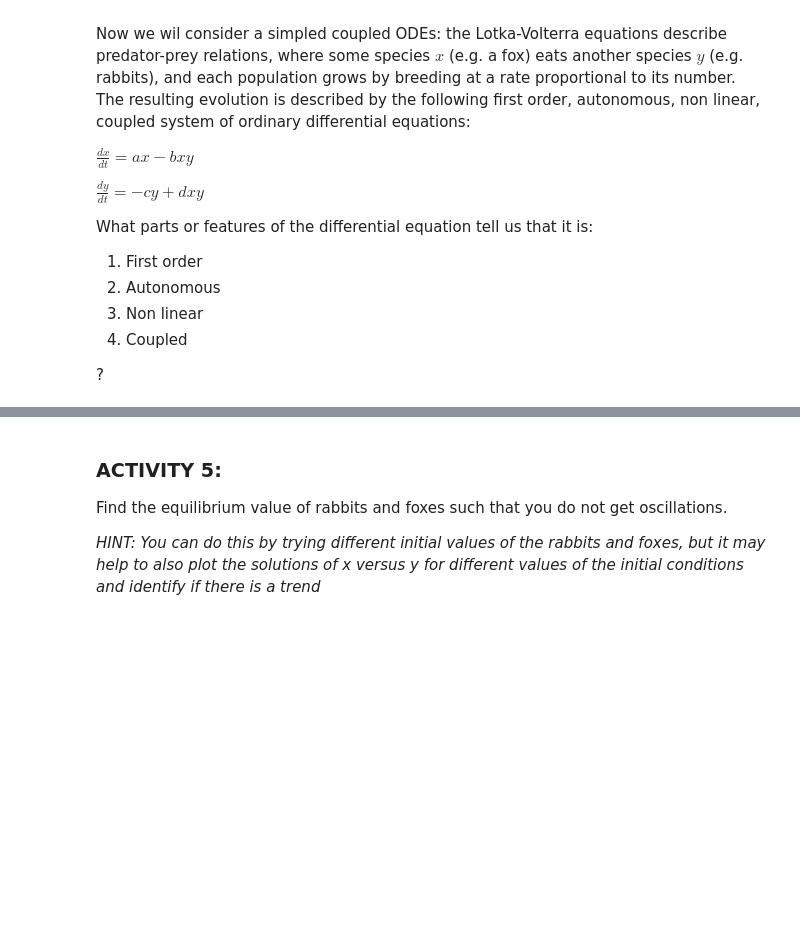
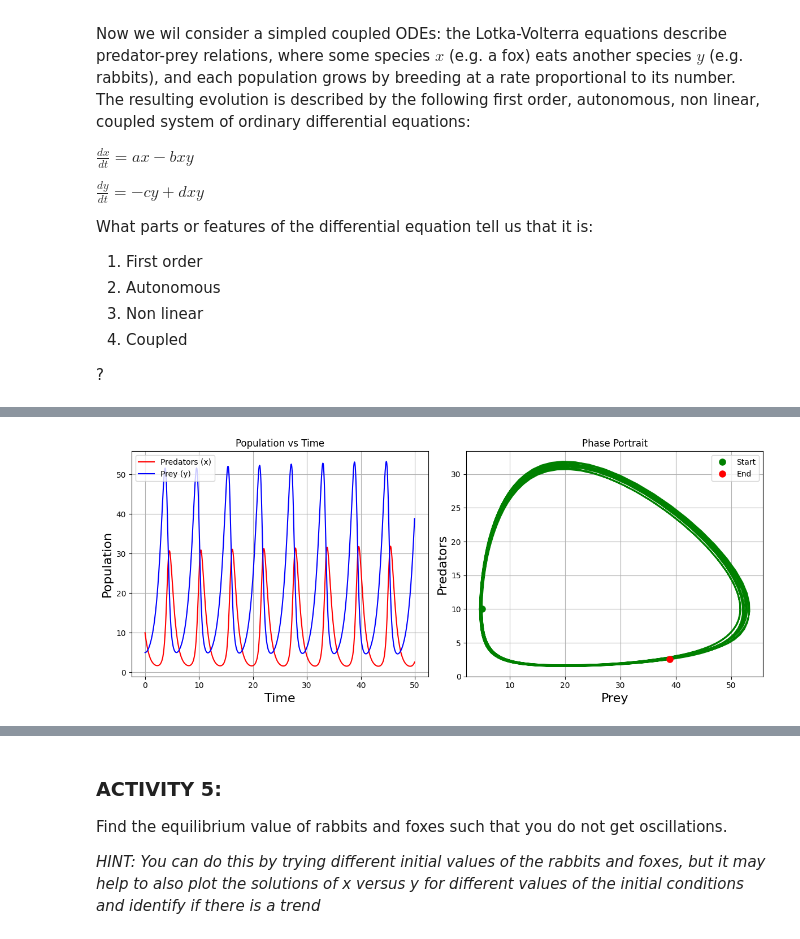
Before and after one commit to TAzadd/TopicsInSciComp, a Jupyter notebook: Notebooks/Week3_LabExercises_0.ipynb, the cells around one changed output, grey strips where cells are left out. Saved outputs shown, nothing was run; the diff lists cells and outputs as text; code cells hidden in the pictures; blank space fills up the shorter version.

```diff
--- a/Notebooks/Week3_LabExercises_0.ipynb
+++ b/Notebooks/Week3_LabExercises_0.ipynb
@@ -431,0 +489,31 @@ plt.legend(loc='best');
+# %%
+# runge kutta 4/5
+solution = solve_ivp(calculate_lotka_volterra_dydt, [0, max_time], y0, method='RK45', t_eval=t_solution, args=params)
+
+plt.figure(figsize=(12, 5))
+
+# Plot population vs time
+plt.subplot(1, 2, 1)
+plt.grid()
+plt.xlabel("Time", fontsize=16)
+plt.ylabel("Population", fontsize=16)
+plt.plot(solution.t, solution.y[0], 'r-', label="Predators (x)")
+plt.plot(solution.t, solution.y[1], 'b-', label="Prey (y)")
+plt.legend(loc='best')
+plt.title("Population vs Time")
+
+# Plot phase portrait (predators vs prey)
+plt.subplot(1, 2, 2)
+plt.grid()
+plt.xlabel("Prey", fontsize=16)
+plt.ylabel("Predators", fontsize=16)
+plt.plot(solution.y[1], solution.y[0], 'g-', linewidth=2)
+plt.plot(solution.y[1][0], solution.y[0][0], 'go', markersize=8, label="Start")
+plt.plot(solution.y[1][-1], solution.y[0][-1], 'ro', markersize=8, label="End")
+plt.legend(loc='best')
+plt.title("Phase Portrait")
+
+plt.tight_layout()
+plt.show()
+# %% [output]
+[figure, added]
```
Also changed, not shown: parts of 11 cells of this notebook.
